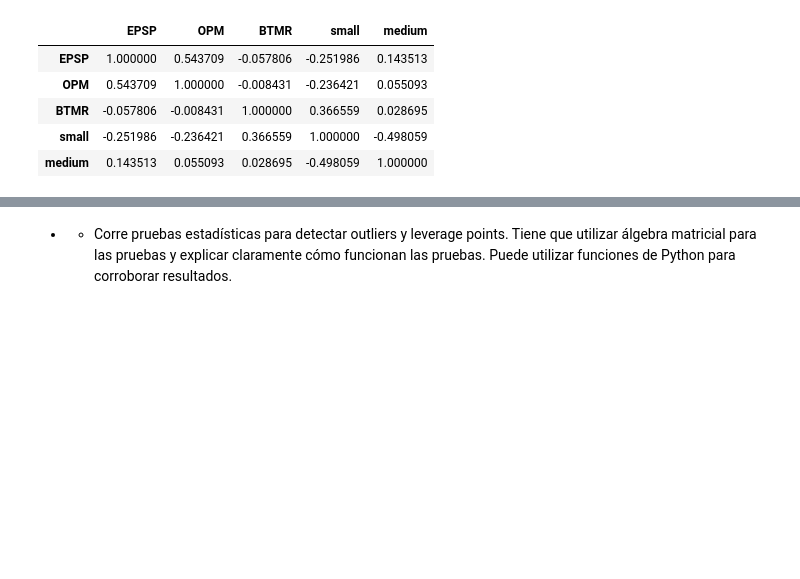
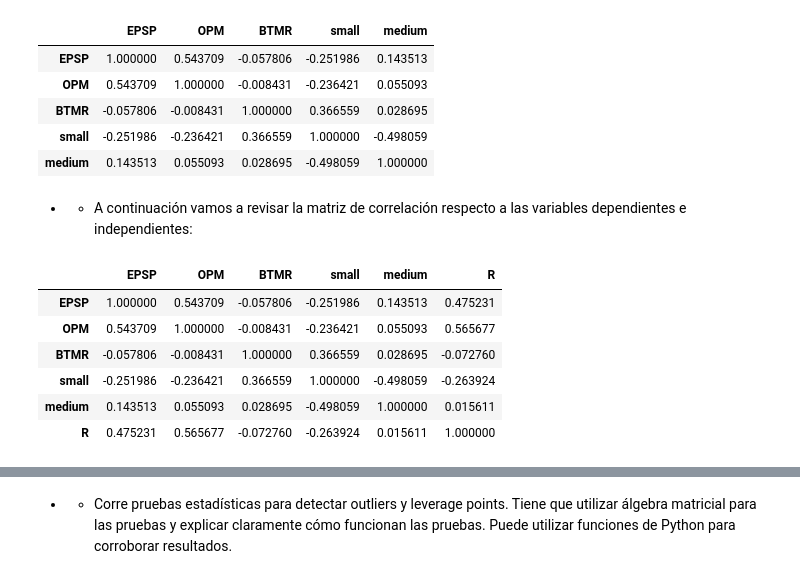
Before and after one commit to A01706155/TC3007C.502_Estadistica, a Jupyter notebook: parte1.ipynb, the cells around one changed output, grey strips where cells are left out. Drawn from its saved outputs; the diff is of its cells as text; code cells hidden in the pictures; blank space fills up the shorter version.

```diff
--- a/parte1.ipynb
+++ b/parte1.ipynb
@@ -140,3 +160,36 @@ x.corr()
 | BTMR | -0.057806 | -0.008431 | 1.000000 | 0.366559 | 0.028695 |
 | small | -0.251986 | -0.236421 | 0.366559 | 1.000000 | -0.498059 |
 | medium | 0.143513 | 0.055093 | 0.028695 | -0.498059 | 1.000000 |
+# %% [markdown]
+* * A continuación vamos a revisar la matriz de correlación respecto a las variables dependientes e independientes:
+# %%
+# We calculate the correlation maxtrix with this formula:
+# Corrrelation(X,y) = Covariance(X,y)/dev_std(x)*dev_std(y)
+def corrXY(xy):
+    N = len(xy)
+    uno = np.ones((N,1))
+    f_stp = xy.T @ xy; s_stp = xy.T @ uno; t_stp = s_stp.T
+    covarxy = (f_stp - (1/N) * (s_stp @ t_stp)) / (N-1)
+    desv_xy = np.diag(covarxy)**0.5
+
+    desv = [[0 for y in range(len(desv_xy))]
+              for x in range(len(desv_xy))]
+
+    for i in range(len(desv_xy)):
+        for j in range(len(desv_xy)):
+            desv[i][j] = desv_xy[i] * desv_xy[j]
+
+    desv = np.array([np.array(s) for s in desv])
+
+    return covarxy / desv
+
+# We call our function and execute it with our data
+corrXY(xy)
+# %% [output]
+|  | EPSP | OPM | BTMR | small | medium | R |
+| EPSP | 1.000000 | 0.543709 | -0.057806 | -0.251986 | 0.143513 | 0.475231 |
+| OPM | 0.543709 | 1.000000 | -0.008431 | -0.236421 | 0.055093 | 0.565677 |
+| BTMR | -0.057806 | -0.008431 | 1.000000 | 0.366559 | 0.028695 | -0.072760 |
+| small | -0.251986 | -0.236421 | 0.366559 | 1.000000 | -0.498059 | -0.263924 |
+| medium | 0.143513 | 0.055093 | 0.028695 | -0.498059 | 1.000000 | 0.015611 |
+| R | 0.475231 | 0.565677 | -0.072760 | -0.263924 | 0.015611 | 1.000000 |
```
Also changed, not shown: parts of 28 cells of this notebook.
